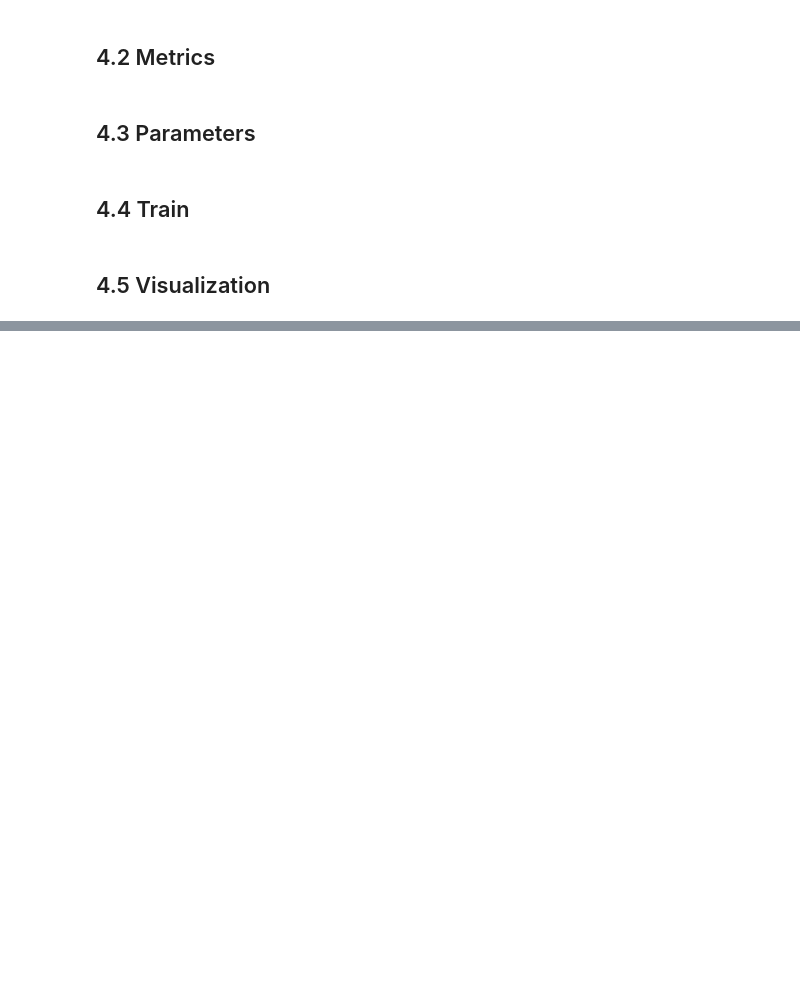
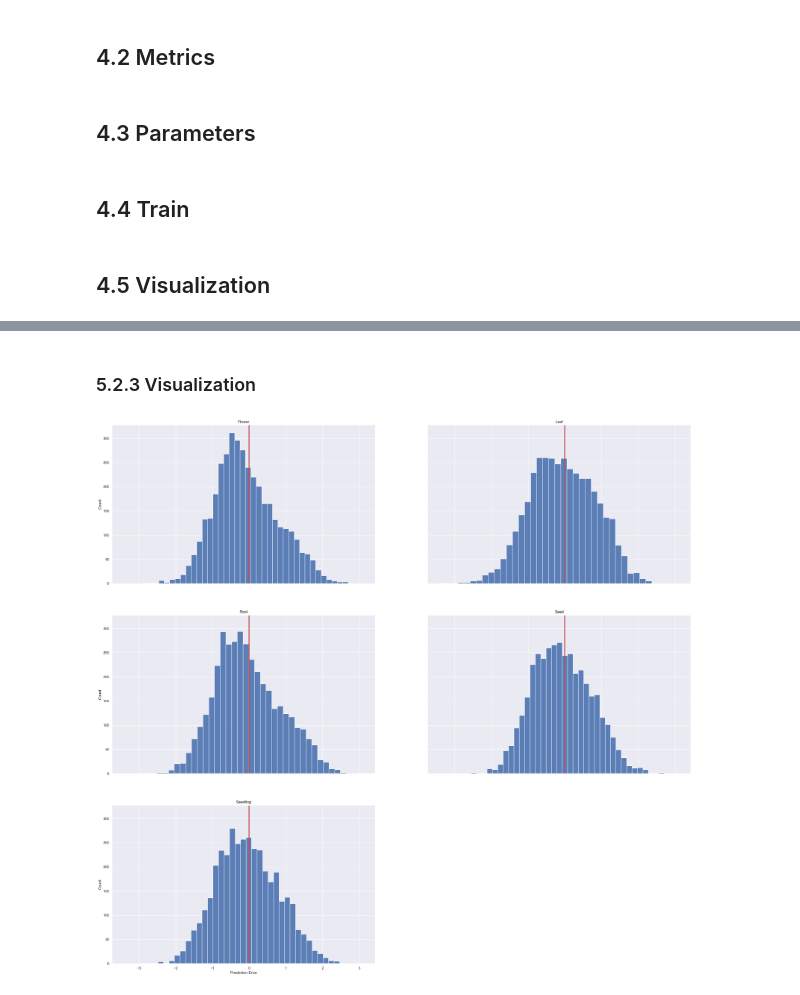
Before and after one commit to up4472/upolanc-thesis, a Jupyter notebook: notebook/nbp11-dense.ipynb, the cells around one changed output, grey strips where cells are left out. Saved outputs shown, nothing was run; the diff lists cells and outputs as text; code cells hidden in the pictures; blank space fills up the shorter version.

```diff
--- a/notebook/nbp11-dense.ipynb
+++ b/notebook/nbp11-dense.ipynb
@@ -520,0 +579,15 @@ cnn_plot.show_metric_grid(
+# %%
+# Load last model
+
+checkpoint = loader.load_torch(
+	filename = os.path.join(OUT_MODEL, model.__name__ + '-last.pth')
+)
+
+final_report['evaluation/last/epoch'] = checkpoint['epoch']
+final_report['evaluation/last/loss']  = checkpoint['loss']
+
+print('Epoch : ' + '{}'.format(final_report['evaluation/last/epoch']))
+print(' Loss : ' + '{:.5f}'.format(final_report['evaluation/last/loss']))
+print()
+
+model.load_state_dict(checkpoint['models'])
@@ -520,0 +648,15 @@ cnn_plot.show_metric_grid(
+# %%
+# Load best model
+
+checkpoint = loader.load_torch(
+	filename = os.path.join(OUT_MODEL, model.__name__ + '-best.pth')
+)
+
+final_report['evaluation/best/epoch'] = checkpoint['epoch']
+final_report['evaluation/best/loss']  = checkpoint['loss']
+
+print('Epoch : ' + '{}'.format(final_report['evaluation/best/epoch']))
+print(' Loss : ' + '{:.5f}'.format(final_report['evaluation/best/loss']))
+print()
+
+model.load_state_dict(checkpoint['models'])
@@ -520,0 +793,13 @@ cnn_plot.show_metric_grid(
+# %% [markdown]
+### 5.2.3 Visualization
+# %%
+# Display prediction error per group
+
+if CONFIG['model/mode'] == 'regression' :
+	cnn_plot.show_prediction_error_grid(
+		report   = report_keep,
+		order    = target_order_keep,
+		filename = os.path.join(OUT_PLOT, model.__name__ + '-best')
+	)
+# %% [output]
+[figure, added]
```
Also changed, not shown: parts of 37 cells of this notebook, 15 other files.
